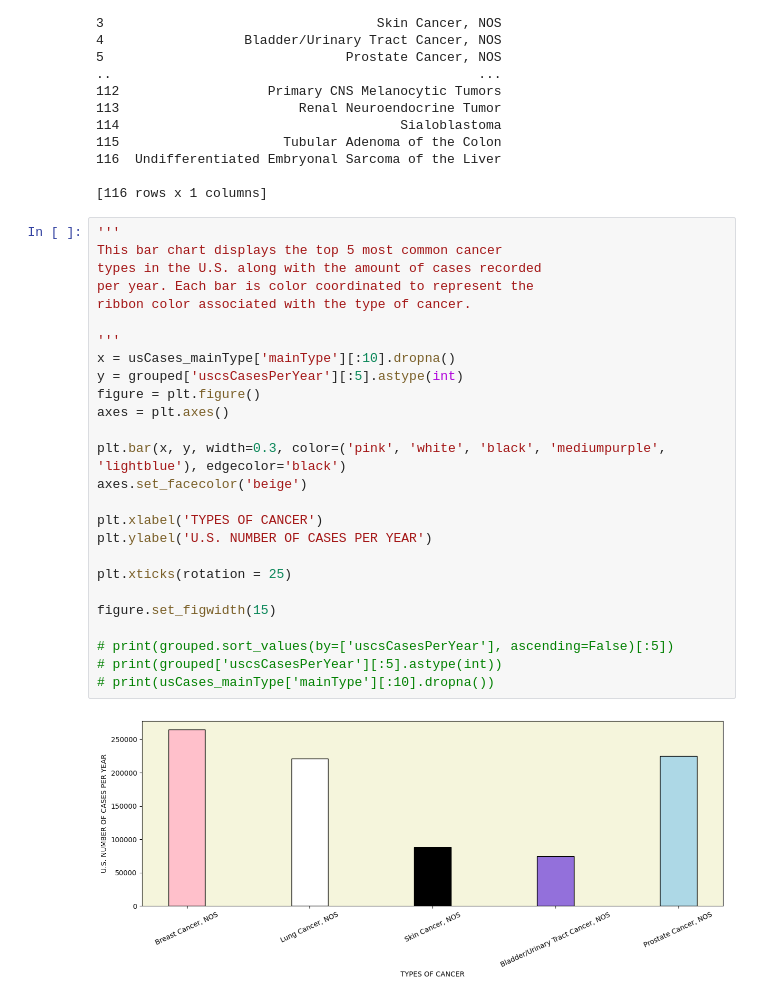
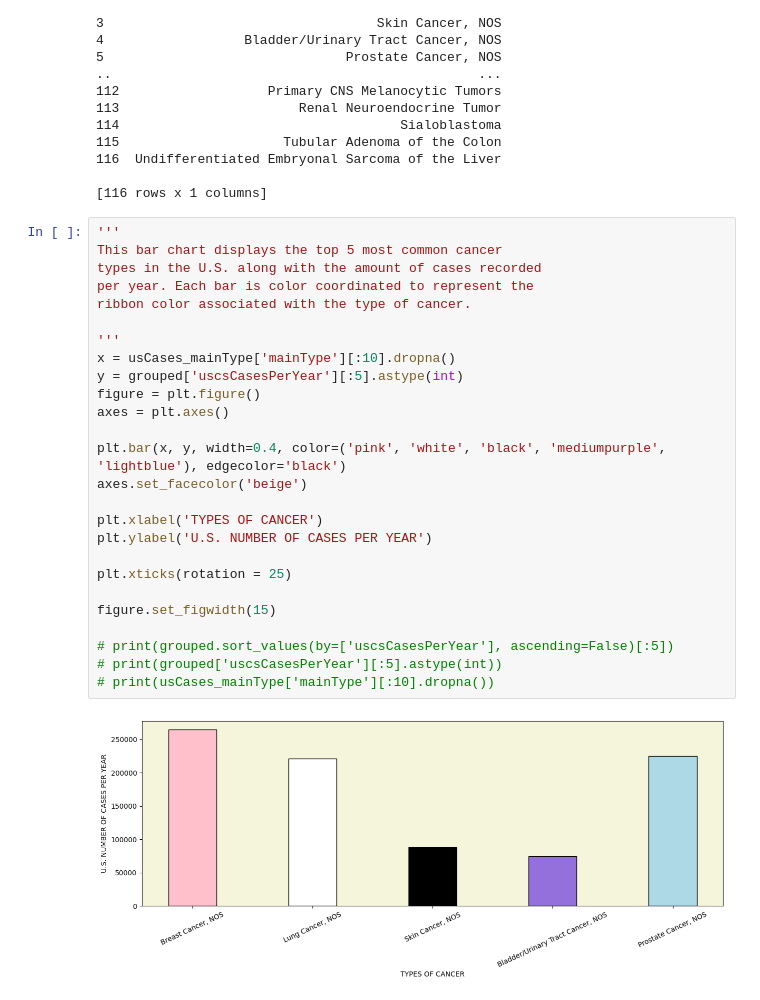
Before and after one commit to blwishom/etav_project, a Jupyter notebook: etav.ipynb, the cells around one changed output. Cells and saved outputs as stored; diff of their text form.

Commit message:
styled charts more

```diff
--- a/etav.ipynb
+++ b/etav.ipynb
@@ -167,31 +167,31 @@ print(pd.DataFrame(totalTypes).dropna())
 # %%
 '''
 This bar chart displays the top 5 most common cancer
 types in the U.S. along with the amount of cases recorded
 per year. Each bar is color coordinated to represent the
 ribbon color associated with the type of cancer.
 
 '''
 x = usCases_mainType['mainType'][:10].dropna()
 y = grouped['uscsCasesPerYear'][:5].astype(int)
 figure = plt.figure()
 axes = plt.axes()
 
-plt.bar(x, y, width=0.3, color=('pink', 'white', 'black', 'mediumpurple', 'lightblue'), edgecolor='black')
+plt.bar(x, y, width=0.4, color=('pink', 'white', 'black', 'mediumpurple', 'lightblue'), edgecolor='black')
 axes.set_facecolor('beige')
 
 plt.xlabel('TYPES OF CANCER')
 plt.ylabel('U.S. NUMBER OF CASES PER YEAR')
 
 plt.xticks(rotation = 25)
 
 figure.set_figwidth(15)
 
 # print(grouped.sort_values(by=['uscsCasesPerYear'], ascending=False)[:5])
 # print(grouped['uscsCasesPerYear'][:5].astype(int))
 # print(usCases_mainType['mainType'][:10].dropna())
 # %% [output]
-[figure, old version]
+[figure, new version]
 # %%
 '''
 This pie chart displays the top 5 most common cancer
```
Also changed, not shown: parts of 1 cell of this notebook.
